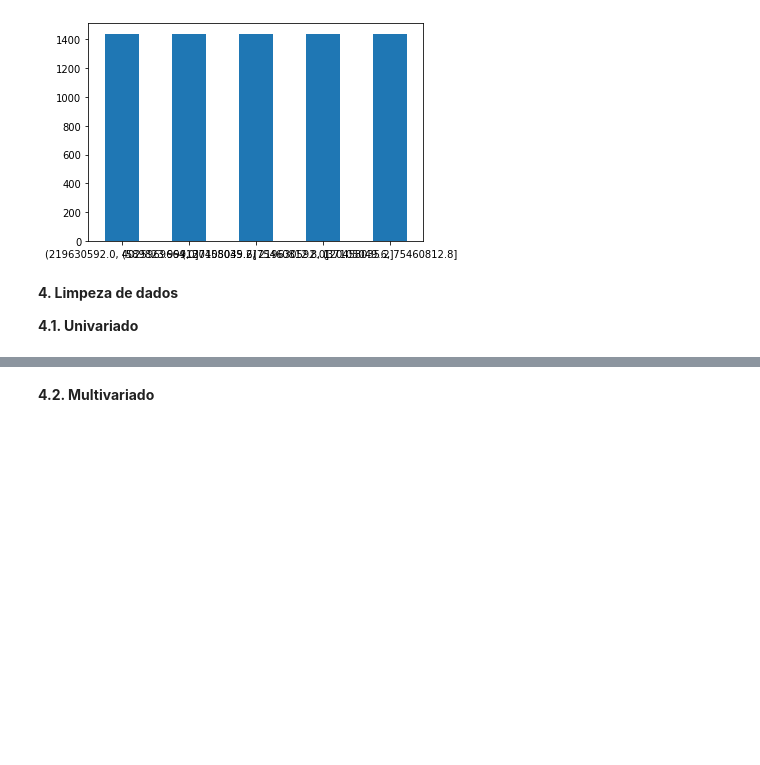
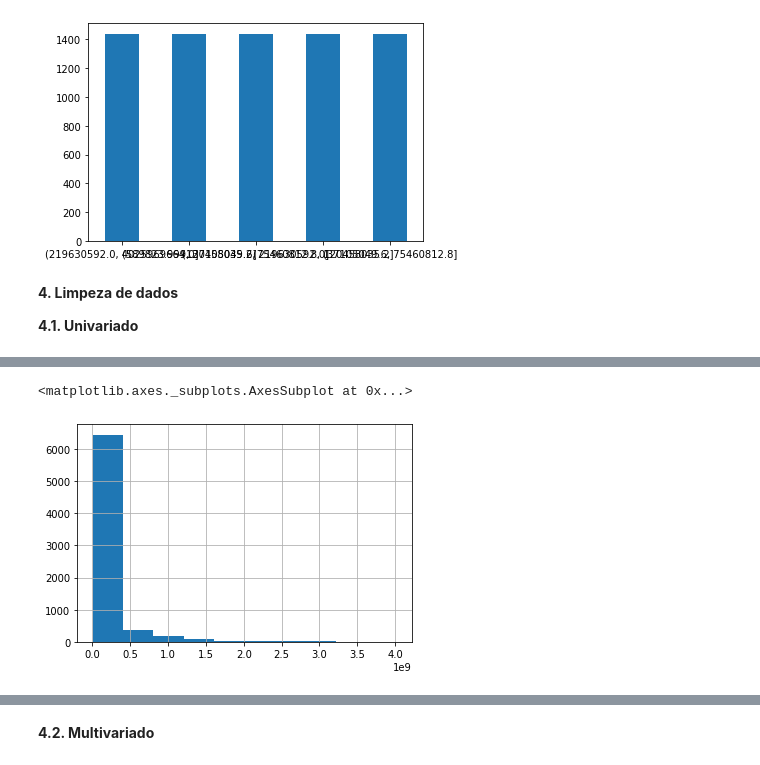
Before and after one commit to pridnt/cesar_engdados, a Jupyter notebook: notebooks/data_analysis.ipynb, the cells around one changed output, grey strips where cells are left out. Saved outputs shown, nothing was run; the diff lists cells and outputs as text; code cells hidden in the pictures; blank space fills up the shorter version.

```diff
--- a/notebooks/data_analysis.ipynb
+++ b/notebooks/data_analysis.ipynb
@@ -250,0 +268,5 @@ counts.plot.bar(rot=0)
+# %%
+df['size_bytes'].hist()
+# %% [output]
+<matplotlib.axes._subplots.AxesSubplot at 0x...>
+[figure, added]
```
Also changed, not shown: parts of 8 cells of this notebook.
